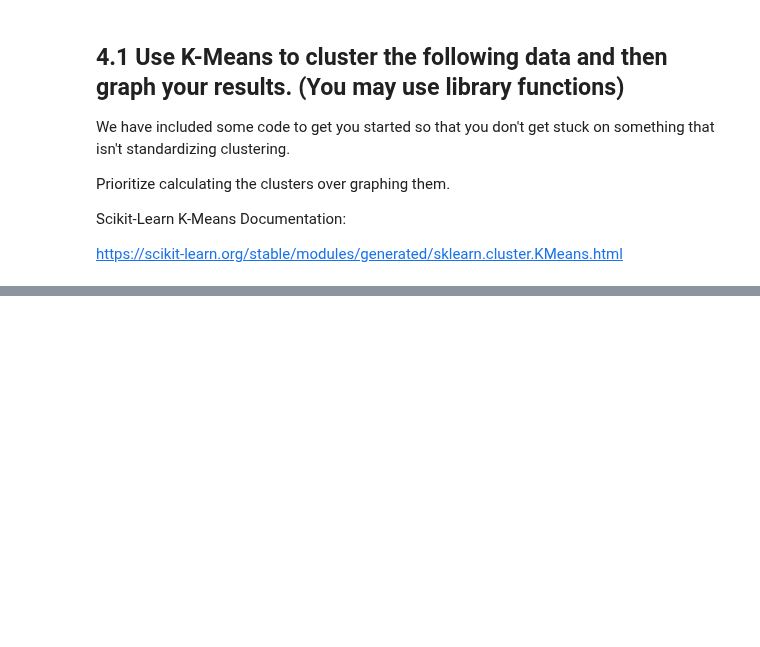
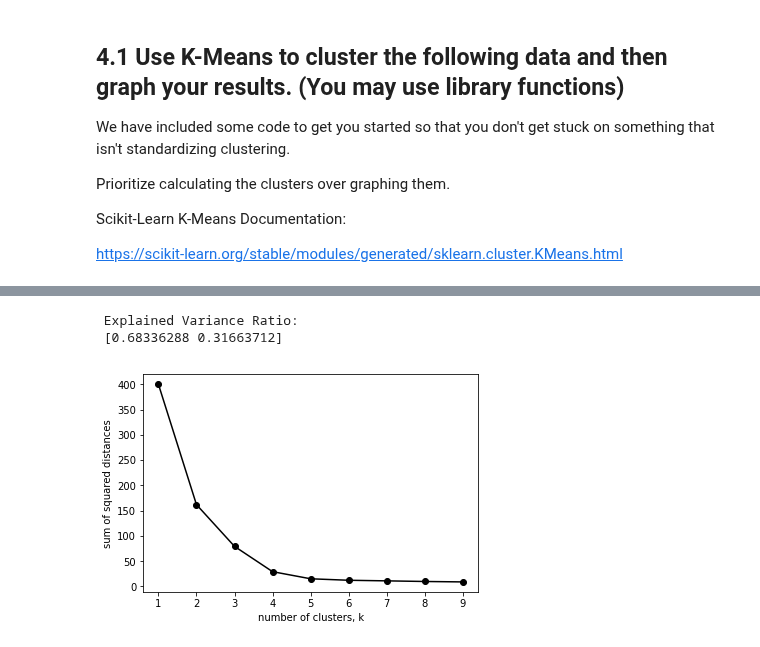
Before and after one commit to JimKing100/DS-Unit-1-Sprint-4-Linear-Algebra, a Jupyter notebook: Linear_Algebra_Sprint_Challenge.ipynb, the cells around one changed output, grey strips where cells are left out. Drawn from its saved outputs; the diff is of its cells as text; code cells hidden in the pictures; blank space fills up the shorter version.

```diff
--- a/Linear_Algebra_Sprint_Challenge.ipynb
+++ b/Linear_Algebra_Sprint_Challenge.ipynb
@@ -180,0 +318,48 @@ points.head()
+# %%
+# Standardizing the features
+X = StandardScaler().fit_transform(points)
+# %%
+# Principal Component Analysis
+# Create the PCA instance
+pca = PCA()
+
+# Fit on data
+principal_components = pca.fit(X)
+
+# Show explained variance ratio
+print("\n Explained Variance Ratio: \n",principal_components.explained_variance_ratio_)
+
+# Transform data
+B = principal_components.transform(X)
+# %% [output]
+ Explained Variance Ratio:
+ [0.68336288 0.31663712]
+# %%
+# clustering dataset
+# determine k using elbow method
+
+from sklearn.cluster import KMeans
+from sklearn import metrics
+from scipy.spatial.distance import cdist
+import numpy as np
+import matplotlib.pyplot as plt
+
+ks = range(1, 10)
+sum_of_squared_distances = []
+for k in ks:
+    # Create a KMeans instance with k clusters: model
+    model = KMeans(n_clusters=k)
+
+    # Fit model to samples
+    model.fit(B)
+
+    # Append the inertia to the sum of squared differences
+    sum_of_squared_distances.append(model.inertia_)
+
+plt.plot(ks, sum_of_squared_distances, '-o', color='black')
+plt.xlabel('number of clusters, k')
+plt.ylabel('sum of squared distances')
+plt.xticks(ks)
+plt.show()
+# %% [output]
+[figure, added]
```
Also changed, not shown: parts of 17 cells of this notebook.
